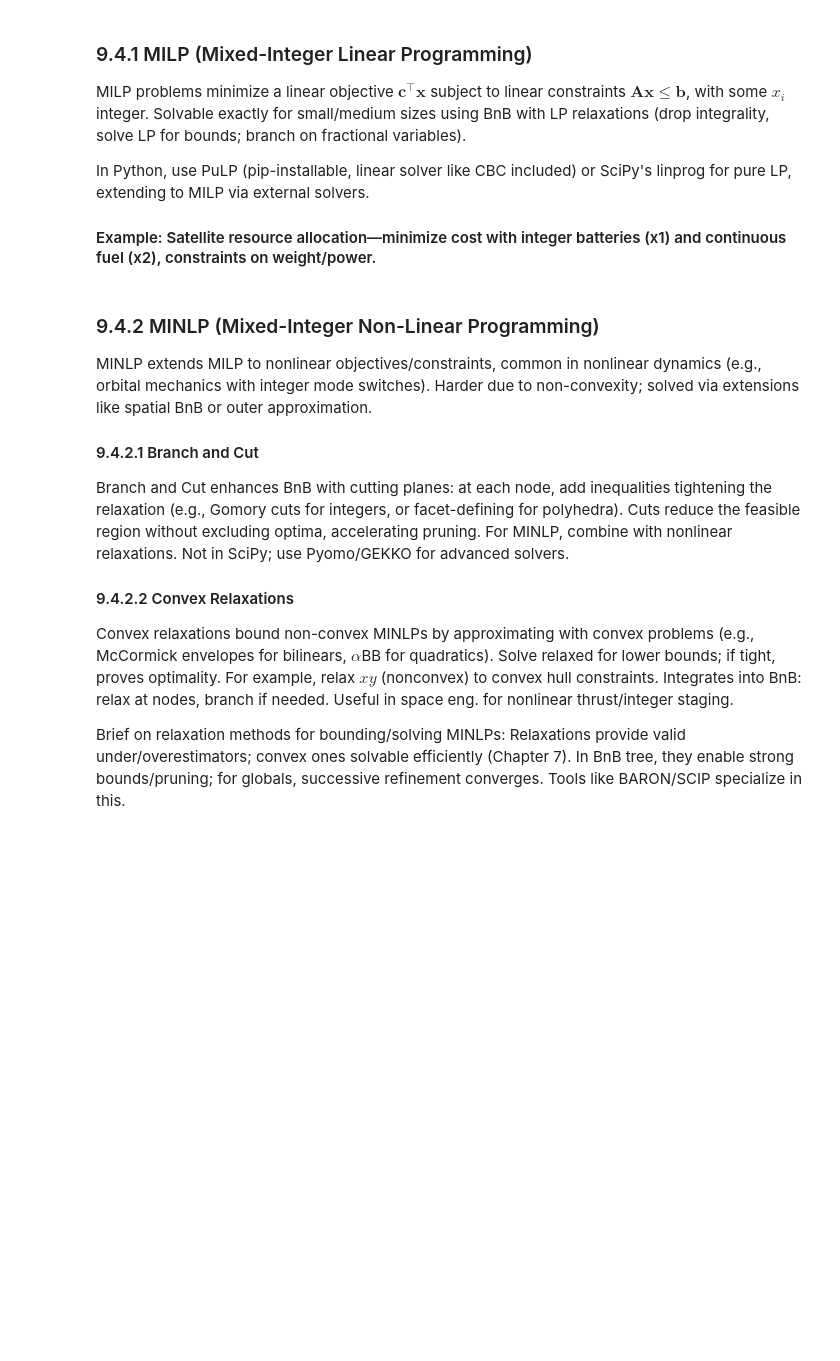
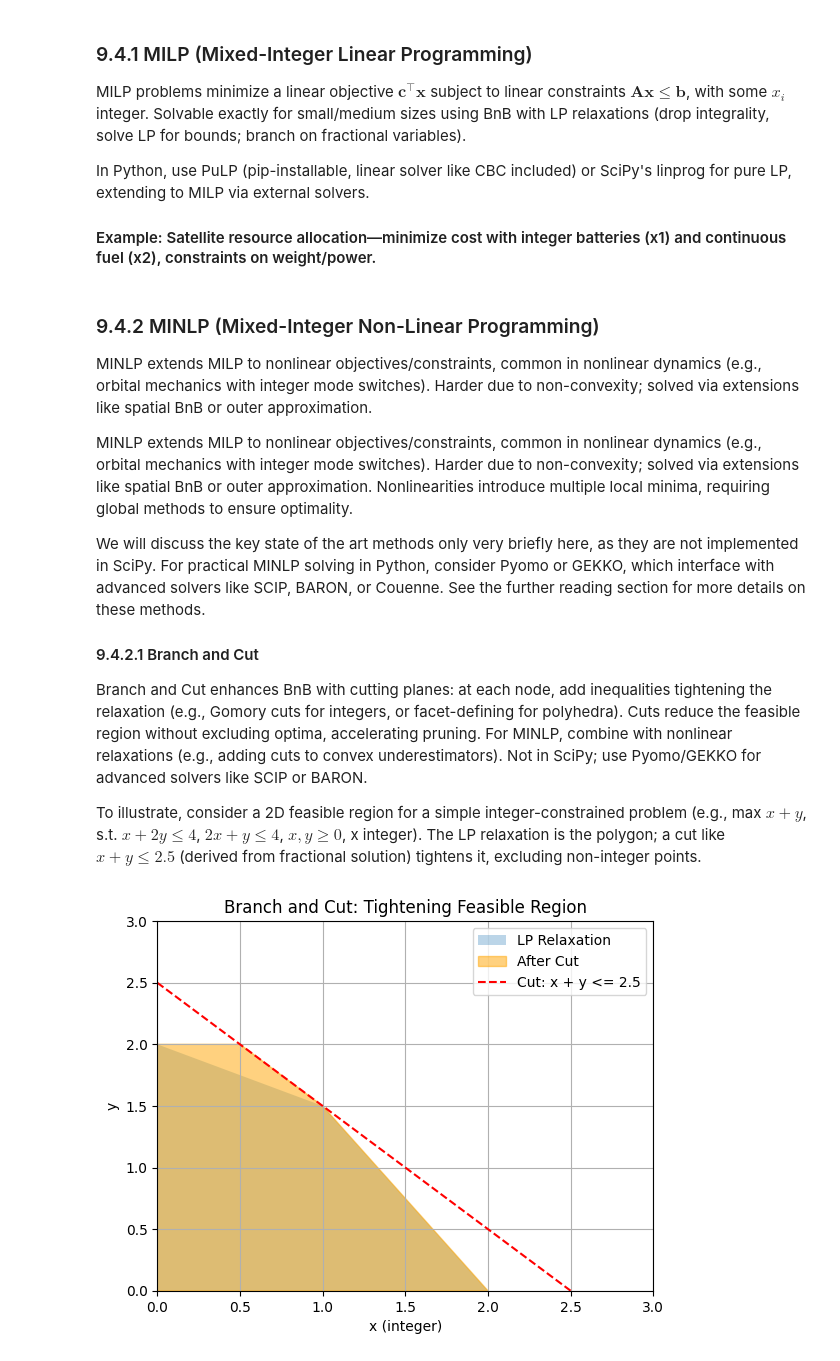
Before and after one commit to Leibniz-IWT/comp_eng, a Jupyter notebook: notebooks/09_optimisation-global.ipynb, the cells around one changed output. Cells and saved outputs as stored; diff of their text form; code cells hidden in the pictures; blank space fills up the shorter version.

Commit message:
Update reading

```diff
--- a/notebooks/09_optimisation-global.ipynb
+++ b/notebooks/09_optimisation-global.ipynb
@@ -1012,12 +1012,39 @@ print(f"Optimal: batteries={x1.value()}, fuel={x2.value()}, Cost={pulp.value(pro
 
 MINLP extends MILP to nonlinear objectives/constraints, common in nonlinear dynamics (e.g., orbital mechanics with integer mode switches). Harder due to non-convexity; solved via extensions like spatial BnB or outer approximation.
 
+MINLP extends MILP to nonlinear objectives/constraints, common in nonlinear dynamics (e.g., orbital mechanics with integer mode switches). Harder due to non-convexity; solved via extensions like spatial BnB or outer approximation. Nonlinearities introduce multiple local minima, requiring global methods to ensure optimality.
+
+We will discuss the key state of the art methods only very briefly here, as they are not implemented in SciPy. For practical MINLP solving in Python, consider Pyomo or GEKKO, which interface with advanced solvers like SCIP, BARON, or Couenne. See the further reading section for more details on these methods.
+
 #### 9.4.2.1 Branch and Cut
-Branch and Cut enhances BnB with cutting planes: at each node, add inequalities tightening the relaxation (e.g., Gomory cuts for integers, or facet-defining for polyhedra). Cuts reduce the feasible region without excluding optima, accelerating pruning. For MINLP, combine with nonlinear relaxations. Not in SciPy; use Pyomo/GEKKO for advanced solvers.
+Branch and Cut enhances BnB with cutting planes: at each node, add inequalities tightening the relaxation (e.g., Gomory cuts for integers, or facet-defining for polyhedra). Cuts reduce the feasible region without excluding optima, accelerating pruning. For MINLP, combine with nonlinear relaxations (e.g., adding cuts to convex underestimators). Not in SciPy; use Pyomo/GEKKO for advanced solvers like SCIP or BARON.
 
-#### 9.4.2.2 Convex Relaxations
-
-Convex relaxations bound non-convex MINLPs by approximating with convex problems (e.g., McCormick envelopes for bilinears, $\alpha$BB for quadratics). Solve relaxed for lower bounds; if tight, proves optimality. For example, relax $xy$ (nonconvex) to convex hull constraints. Integrates into BnB: relax at nodes, branch if needed. Useful in space eng. for nonlinear thrust/integer staging.
-
-Brief on relaxation methods for bounding/solving MINLPs: Relaxations provide valid under/overestimators; convex ones solvable efficiently (Chapter 7). In BnB tree, they enable strong bounds/pruning; for globals, successive refinement converges. Tools like BARON/SCIP specialize in this.
+To illustrate, consider a 2D feasible region for a simple integer-constrained problem (e.g., max $x + y$, s.t. $x + 2y \leq 4$, $2x + y \leq 4$, $x, y \geq 0$, x integer). The LP relaxation is the polygon; a cut like $x + y \leq 2.5$ (derived from fractional solution) tightens it, excluding non-integer points.
+# %%
+import numpy as np
+import matplotlib.pyplot as plt
+from matplotlib.patches import Polygon
+
+# Feasible region before cut
+vertices_before = np.array([[0,0], [0,2], [1,1.5], [2,0]])
+poly_before = Polygon(vertices_before, closed=True, alpha=0.3, label='LP Relaxation')
+
+# After cut (e.g., x + y <= 2.5)
+vertices_after = np.array([[0,0], [0,2], [0.5,2], [1,1.5], [2,0]])  # Simplified cut effect
+poly_after = Polygon(vertices_after, closed=True, alpha=0.5, label='After Cut', color='orange')
+
+fig, ax = plt.subplots()
+ax.add_patch(poly_before)
+ax.add_patch(poly_after)
+ax.plot([0, 2.5], [2.5, 0], 'r--', label='Cut: x + y <= 2.5')
+ax.set_title('Branch and Cut: Tightening Feasible Region')
+ax.set_xlabel('x (integer)')
+ax.set_ylabel('y')
+ax.set_xlim(0, 3)
+ax.set_ylim(0, 3)
+ax.legend()
+ax.grid(True)
+plt.show()
+# %% [output]
+[figure, added]
 # %% [markdown]
```
Also changed, not shown: parts of 8 cells of this notebook.
